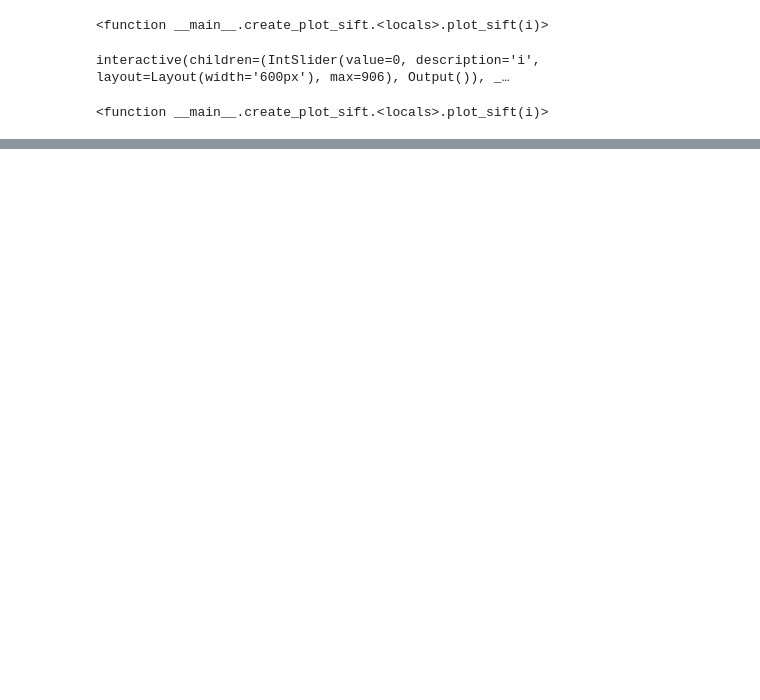
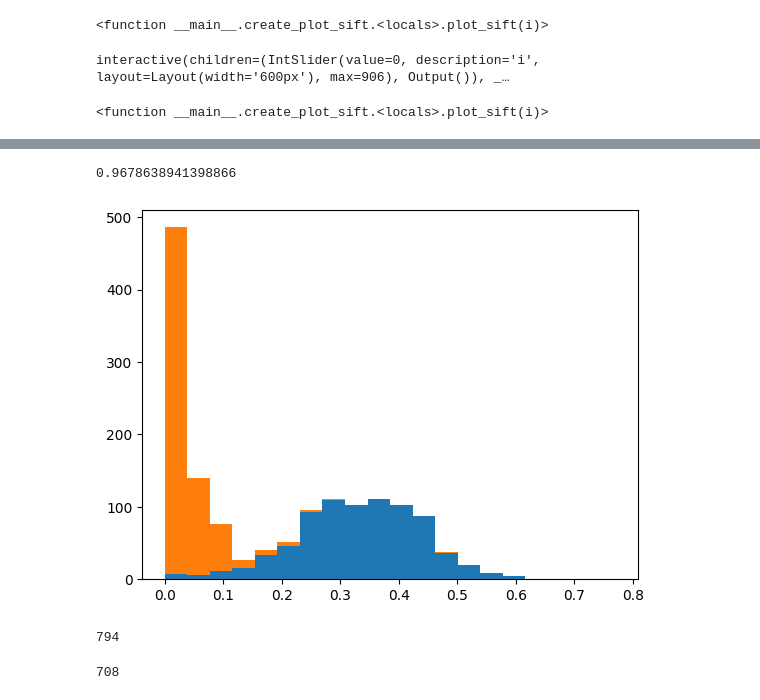
Before and after one commit to nikiandr/csc-hackathon-lun, a Jupyter notebook: code/13_hash_dataset_eda.ipynb, the cells around one changed output, grey strips where cells are left out. Drawn from its saved outputs; the diff is of its cells as text; code cells hidden in the pictures; blank space fills up the shorter version.

Commit message:
sift code updated

```diff
--- a/code/13_hash_dataset_eda.ipynb
+++ b/code/13_hash_dataset_eda.ipynb
@@ -259,3 +259,5 @@ interact(create_plot_sift(df_same_different, "Different (according to phash) but
 # %% [output]
 interactive(children=(IntSlider(value=0, description='i', layout=Layout(width='600px'), max=906), Output()), _…
 <function __main__.create_plot_sift.<locals>.plot_sift(i)>
+# %%
+df_susp = train_df[(train_df[SPLIT_COLUMN] <= 90) & (train_df[SPLIT_COLUMN] >= 55)]
@@ -283,8 +303,10 @@ def create_sift_similarity(folder = IMAGES_TRAIN):
                 if m.distance < 0.7*n.distance:
                     good_matches_count += 1
 
-            similarity = good_matches_count/len(kp2)
+            similarity = 2*good_matches_count/(len(kp2) + len(kp1))
             return similarity
         except Exception:
             return 0
     return sift_similarity
+# %%
+df_susp["sift_similarity"] = df_susp.parallel_apply(create_sift_similarity(), axis=1)
@@ -290,0 +350,18 @@ def create_sift_similarity(folder = IMAGES_TRAIN):
+# %%
+res[threshold]
+# %% [output]
+0.9678638941398866
+# %%
+plt.hist([df_susp[df_susp[TARGET_COLUMN] == 1]["sift_similarity"], df_susp[df_susp[TARGET_COLUMN] == 0]["sift_similarity"]],
+                                  bins=20, stacked=True, label=["Equal", "Different"])
+plt.show()
+# %% [output]
+[figure, added]
+# %%
+len(df_susp[df_susp[TARGET_COLUMN] == 1])
+# %% [output]
+794
+# %%
+len(df_susp[df_susp[TARGET_COLUMN] == 0])
+# %% [output]
+708
```
Also changed, not shown: parts of 9 cells of this notebook, 1 other file.
